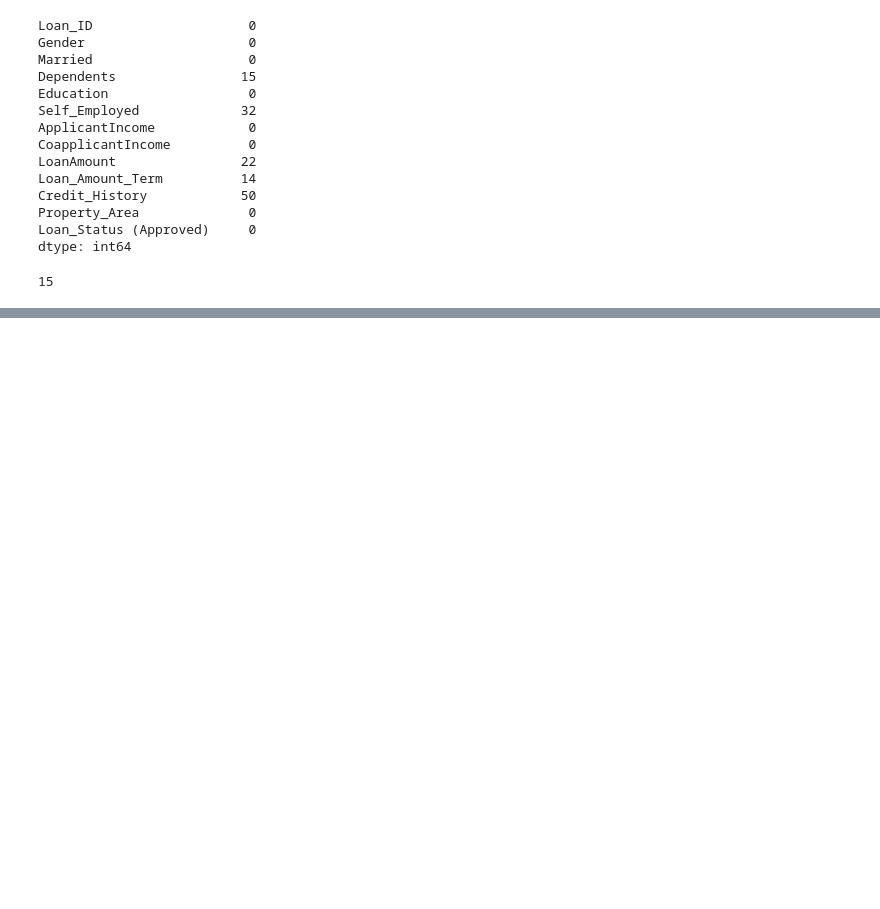
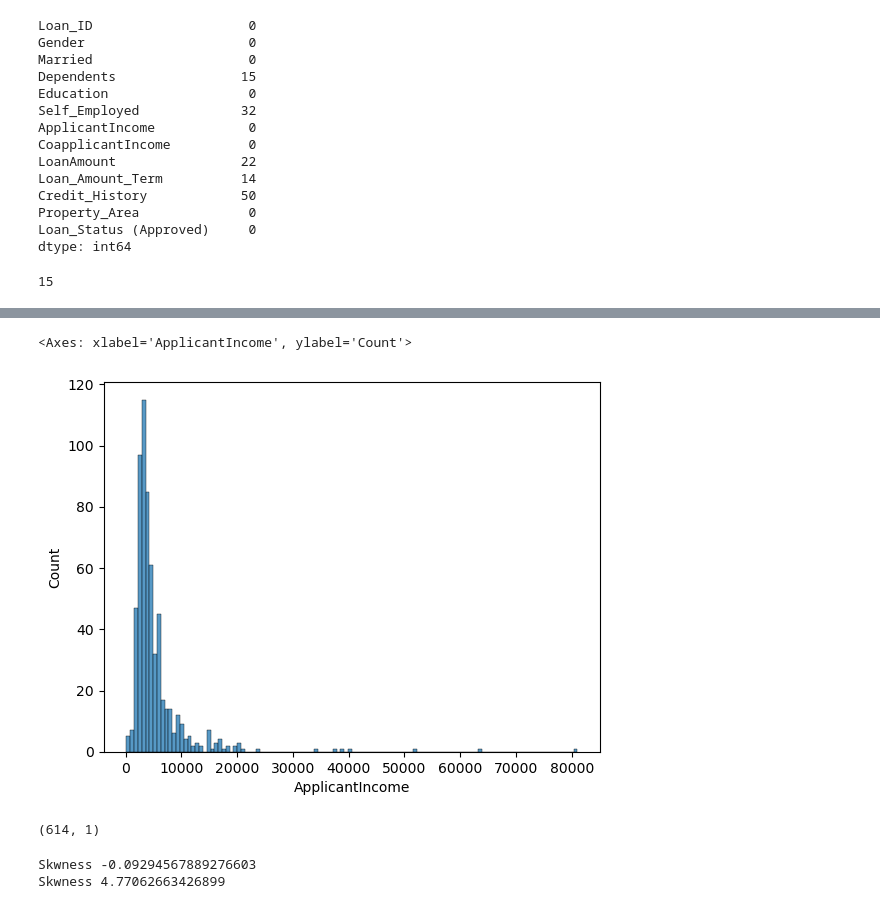
Before and after one commit to pradyuthi09/Statistics, a Jupyter notebook: statistics.ipynb, the cells around one changed output, grey strips where cells are left out. Drawn from its saved outputs; the diff is of its cells as text; code cells hidden in the pictures; blank space fills up the shorter version.

```diff
--- a/statistics.ipynb
+++ b/statistics.ipynb
@@ -256,0 +526,19 @@ print(len(data.loc[data['Dependents'].isnull()==True]))
+# %%
+data['ApplicantIncome'].skew()
+data['ApplicantIncome'].kurtosis()
+
+sns.histplot(data['ApplicantIncome'])
+# %% [output]
+<Axes: xlabel='ApplicantIncome', ylabel='Count'>
+[figure, added]
+# %%
+appIn_trans=trans.fit_transform(data[["ApplicantIncome"]])
+appIn_trans.shape
+# %% [output]
+(614, 1)
+# %%
+print("Skwness",pd.Series(appIn_trans.reshape(614,)).skew())
+print("Kurtosis",pd.Series(appIn_trans.reshape(614,)).kurtosis())
+# %% [output]
+Skwness -0.09294567889276603
+Skwness 4.77062663426899
```
Also changed, not shown: parts of 33 cells of this notebook, 1 other file.
